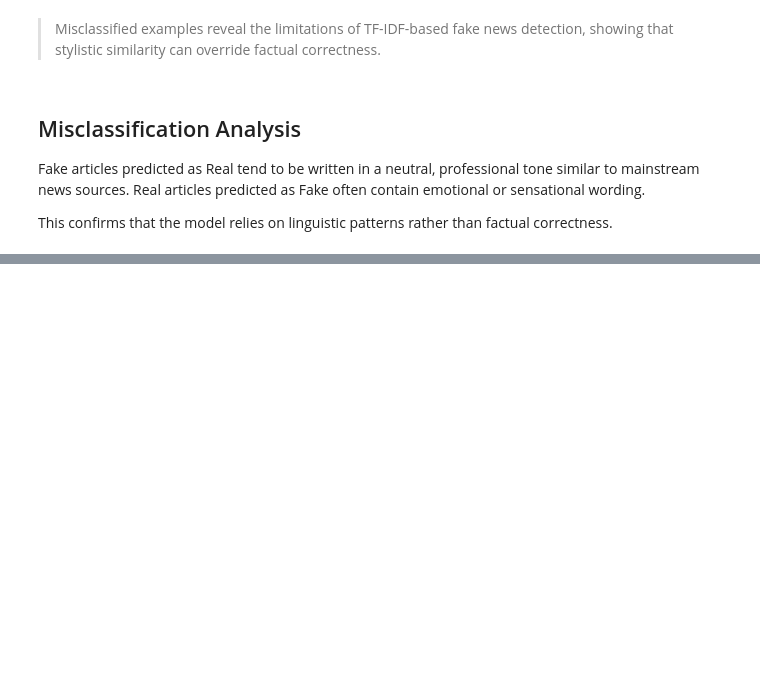
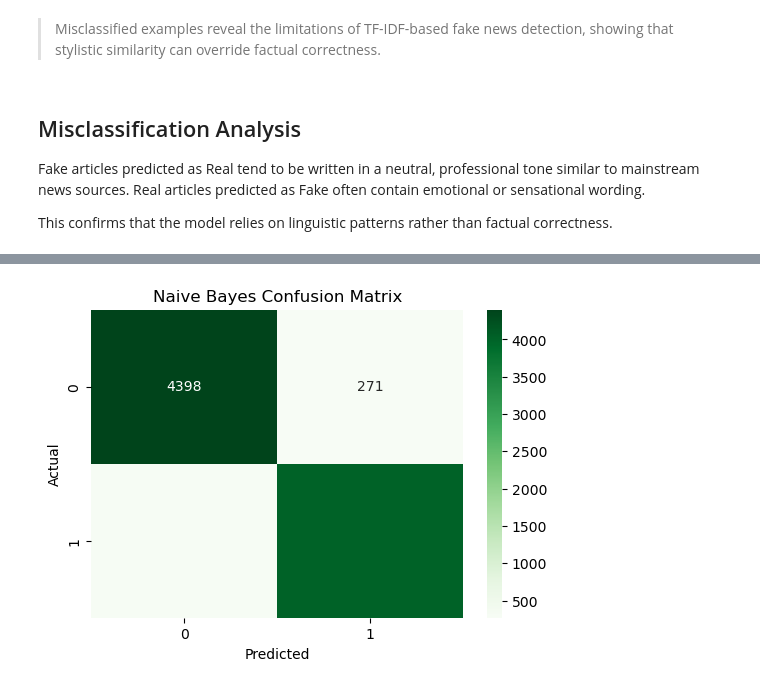
Before and after one commit to PriyaDeepika/fake-news-detection, a Jupyter notebook: Fake_News_Detection.ipynb, the cells around one changed output, grey strips where cells are left out. Saved outputs shown, nothing was run; the diff lists cells and outputs as text; code cells hidden in the pictures; blank space fills up the shorter version.

Commit message:
Complete fake news detection with TF-IDF, Logistic Regression and Naive Bayes comparison

```diff
--- a/Fake_News_Detection.ipynb
+++ b/Fake_News_Detection.ipynb
@@ -434,0 +437,5 @@ than factual correctness.
+# %%
+from sklearn.naive_bayes import MultinomialNB
+
+nb_model = MultinomialNB()
+nb_model.fit(X_train, y_train)
@@ -434,0 +444,4 @@ than factual correctness.
+# %%
+# Predict
+
+nb_pred = nb_model.predict(X_test)
@@ -434,0 +463,12 @@ than factual correctness.
+# %%
+# Confusion matrix
+cm_nb = confusion_matrix(y_test, nb_pred)
+
+plt.figure(figsize = (6, 4))
+sns.heatmap(cm_nb, annot = True, fmt = 'd', cmap = 'Greens')
+plt.xlabel('Predicted')
+plt.ylabel('Actual')
+plt.title('Naive Bayes Confusion Matrix')
+plt.show()
+# %% [output]
+[figure, added]
```
Also changed, not shown: parts of 9 cells of this notebook.
